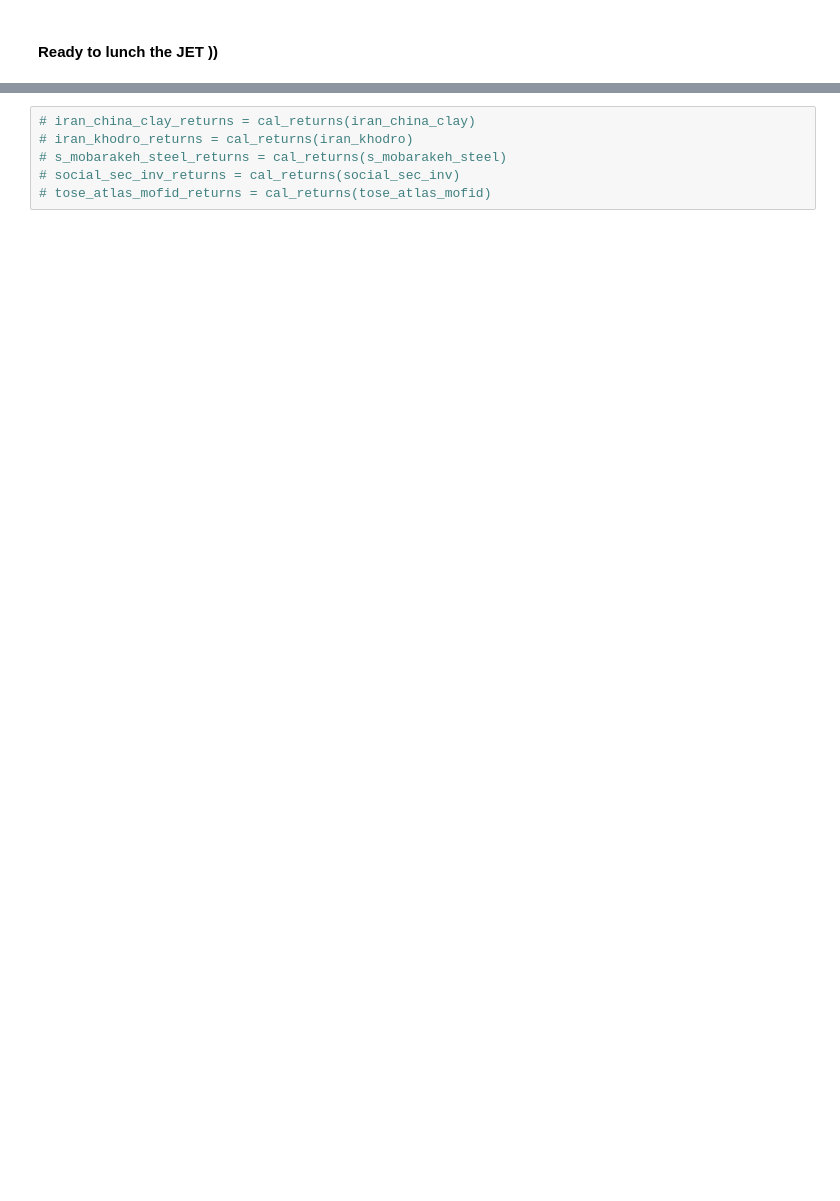
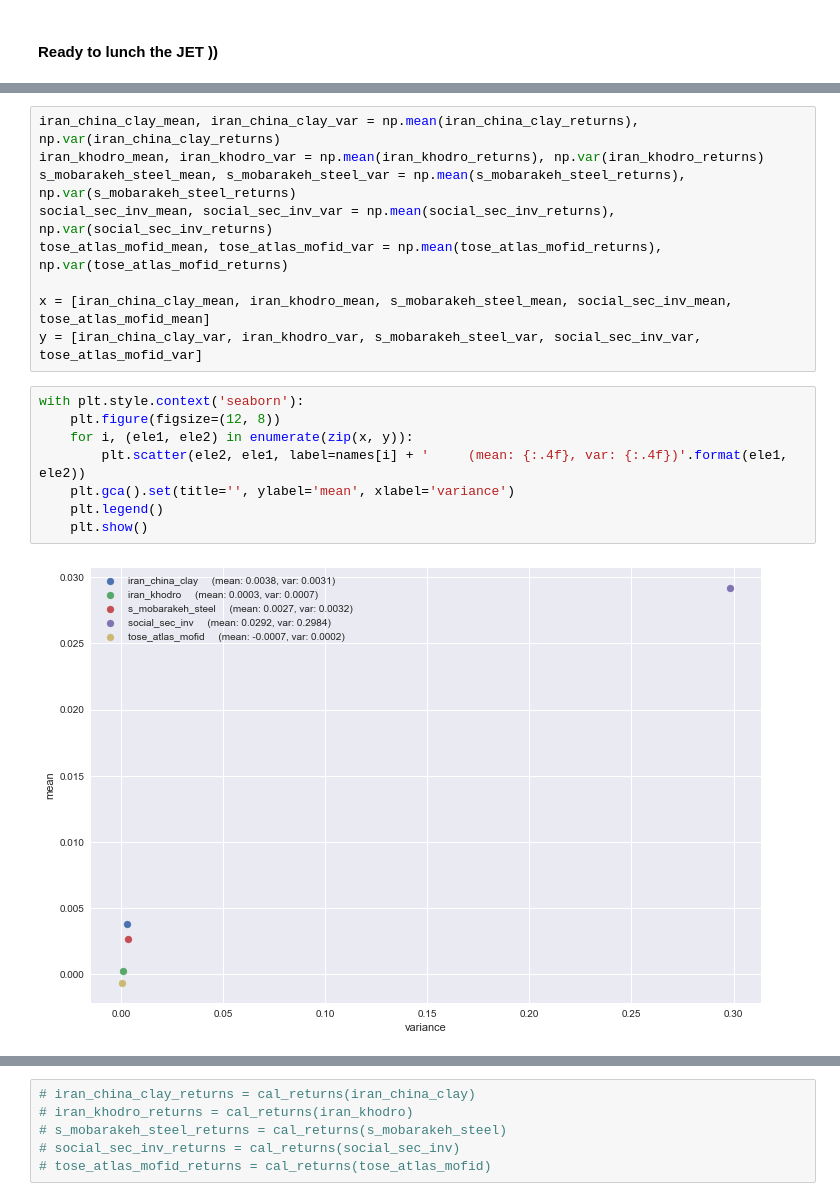
Before and after one commit to nahbos/AUT-Fundamental-Statistical-Learning, a Jupyter notebook: Peoject/Project_Stock.ipynb, the cells around one changed output, grey strips where cells are left out. Cells and saved outputs as stored; diff of their text form; blank space fills up the shorter version.

```diff
--- a/Peoject/Project_Stock.ipynb
+++ b/Peoject/Project_Stock.ipynb
@@ -273,0 +306,19 @@ iran_china_clay
+# %%
+iran_china_clay_mean, iran_china_clay_var = np.mean(iran_china_clay_returns), np.var(iran_china_clay_returns)
+iran_khodro_mean, iran_khodro_var = np.mean(iran_khodro_returns), np.var(iran_khodro_returns)
+s_mobarakeh_steel_mean, s_mobarakeh_steel_var = np.mean(s_mobarakeh_steel_returns), np.var(s_mobarakeh_steel_returns)
+social_sec_inv_mean, social_sec_inv_var = np.mean(social_sec_inv_returns), np.var(social_sec_inv_returns)
+tose_atlas_mofid_mean, tose_atlas_mofid_var = np.mean(tose_atlas_mofid_returns), np.var(tose_atlas_mofid_returns)
+
+x = [iran_china_clay_mean, iran_khodro_mean, s_mobarakeh_steel_mean, social_sec_inv_mean, tose_atlas_mofid_mean]
+y = [iran_china_clay_var, iran_khodro_var, s_mobarakeh_steel_var, social_sec_inv_var, tose_atlas_mofid_var]
+# %%
+with plt.style.context('seaborn'):
+    plt.figure(figsize=(12, 8))
+    for i, (ele1, ele2) in enumerate(zip(x, y)):
+        plt.scatter(ele2, ele1, label=names[i] + '     (mean: {:.4f}, var: {:.4f})'.format(ele1, ele2))
+    plt.gca().set(title='', ylabel='mean', xlabel='variance')
+    plt.legend()
+    plt.show()
+# %% [output]
+[figure, added]
```
Also changed, not shown: parts of 57 cells of this notebook.
